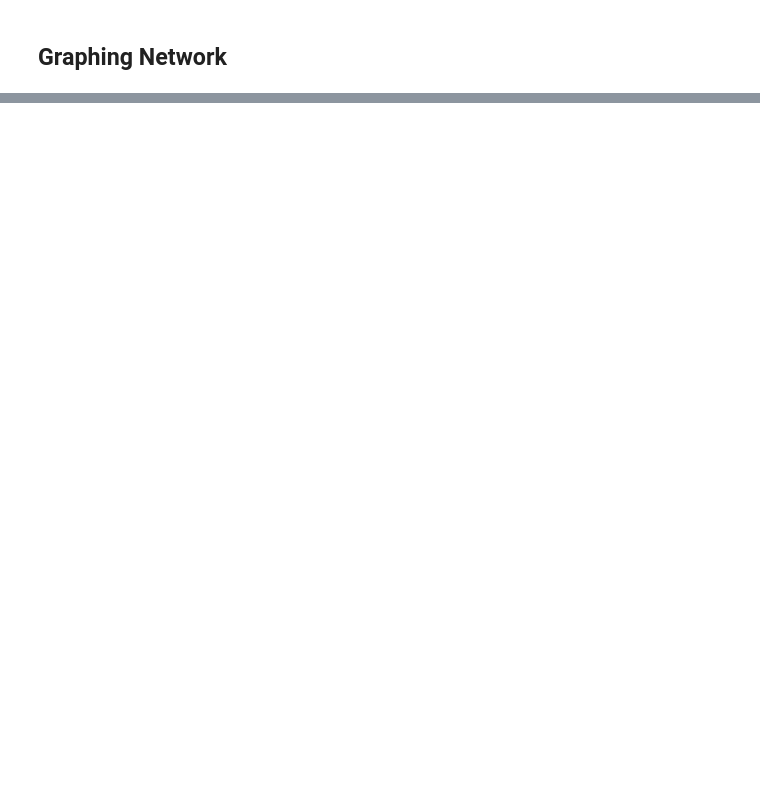
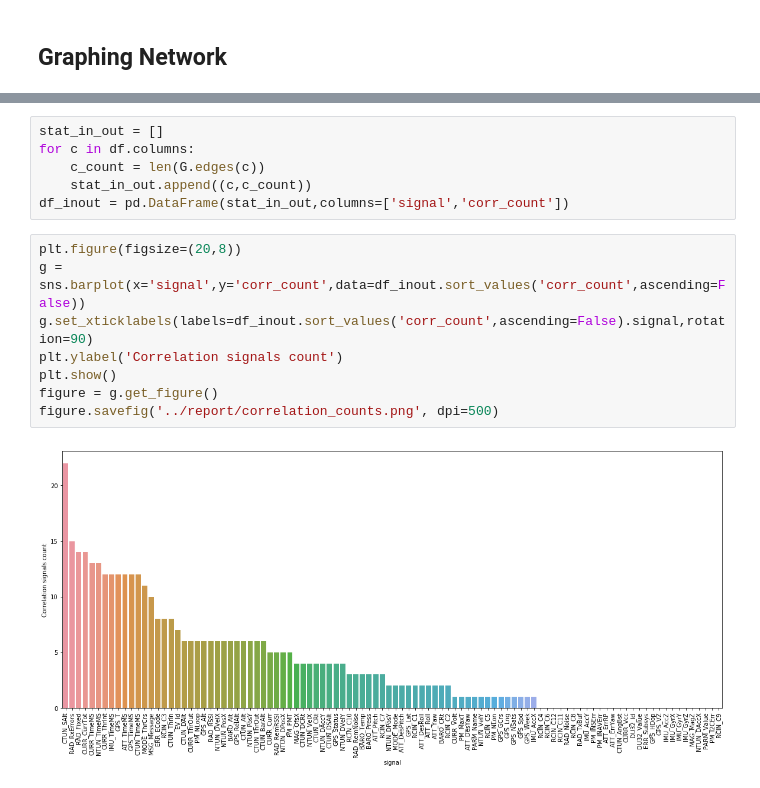
Before and after one commit to Husseinjd/DroneCrashDetection, a Jupyter notebook: analysis/correlation_analysis.ipynb, the cells around one changed output, grey strips where cells are left out. Saved outputs shown, nothing was run; the diff lists cells and outputs as text; blank space fills up the shorter version.

```diff
--- a/analysis/correlation_analysis.ipynb
+++ b/analysis/correlation_analysis.ipynb
@@ -124,0 +146,16 @@ graph_generator(dt)
+# %%
+stat_in_out = []
+for c in df.columns:
+    c_count = len(G.edges(c))
+    stat_in_out.append((c,c_count))
+df_inout = pd.DataFrame(stat_in_out,columns=['signal','corr_count'])
+# %%
+plt.figure(figsize=(20,8))
+g = sns.barplot(x='signal',y='corr_count',data=df_inout.sort_values('corr_count',ascending=False))
+g.set_xticklabels(labels=df_inout.sort_values('corr_count',ascending=False).signal,rotation=90)
+plt.ylabel('Correlation signals count')
+plt.show()
+figure = g.get_figure()
+figure.savefig('../report/correlation_counts.png', dpi=500)
+# %% [output]
+[figure, added]
```
Also changed, not shown: parts of 13 cells of this notebook, 17 other files.
